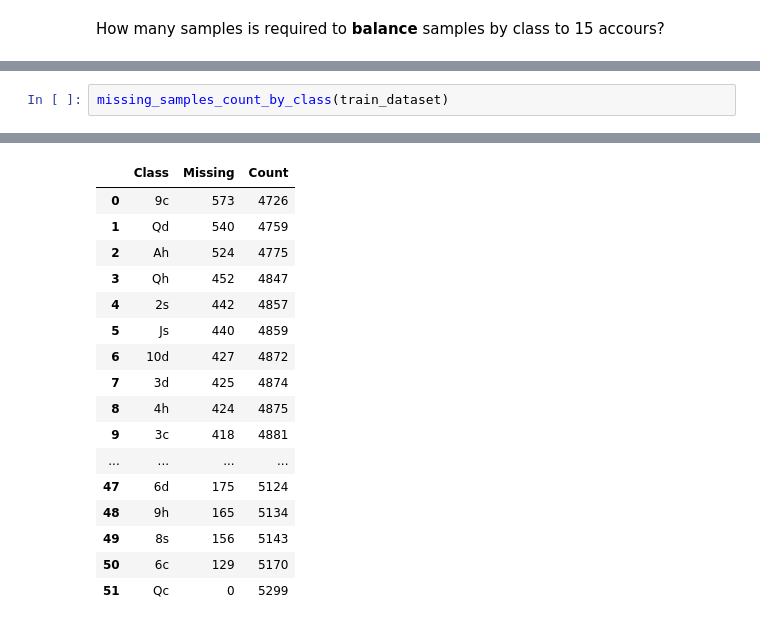
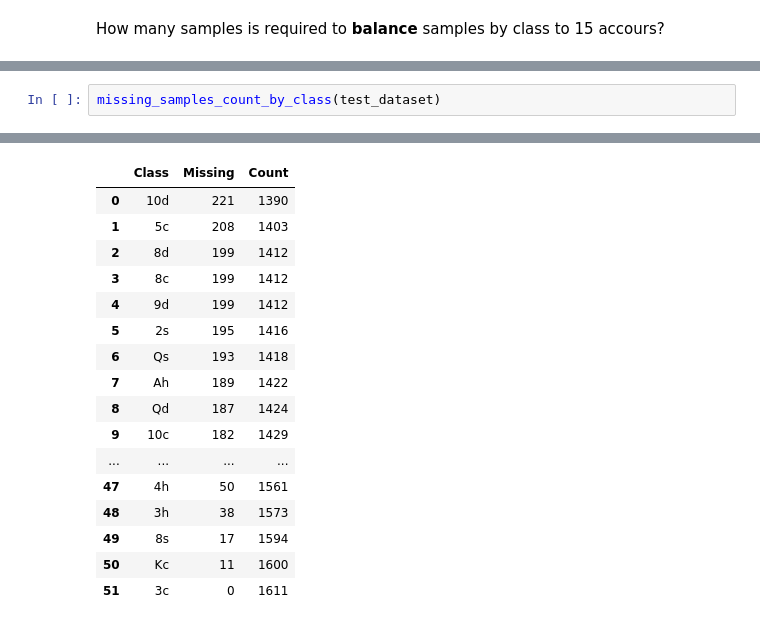
Before and after one commit to adrianmarino/object-detection, a Jupyter notebook: notebooks/dataset-analisys.ipynb, the cells around one changed output, grey strips where cells are left out. Cells and saved outputs as stored; diff of their text form.

```diff
--- a/notebooks/dataset-analisys.ipynb
+++ b/notebooks/dataset-analisys.ipynb
@@ -123,3 +119,3 @@ WARNING:root:Error to process 878168509.xml. Sample excluded!.
 # %%
-missing_samples_count_by_class(train_dataset)
+missing_samples_count_by_class(test_dataset)
 # %% [output]
@@ -128,17 +122,17 @@ WARNING:root:Error to process 878168509.xml. Sample excluded!.
 |  | Class | Missing | Count |
-| 0 | 9c | 573 | 4726 |
-| 1 | Qd | 540 | 4759 |
-| 2 | Ah | 524 | 4775 |
-| 3 | Qh | 452 | 4847 |
-| 4 | 2s | 442 | 4857 |
-| 5 | Js | 440 | 4859 |
-| 6 | 10d | 427 | 4872 |
-| 7 | 3d | 425 | 4874 |
-| 8 | 4h | 424 | 4875 |
-| 9 | 3c | 418 | 4881 |
+| 0 | 10d | 221 | 1390 |
+| 1 | 5c | 208 | 1403 |
+| 2 | 8d | 199 | 1412 |
+| 3 | 8c | 199 | 1412 |
+| 4 | 9d | 199 | 1412 |
+| 5 | 2s | 195 | 1416 |
+| 6 | Qs | 193 | 1418 |
+| 7 | Ah | 189 | 1422 |
+| 8 | Qd | 187 | 1424 |
+| 9 | 10c | 182 | 1429 |
 | ... | ... | ... | ... |
-| 47 | 6d | 175 | 5124 |
-| 48 | 9h | 165 | 5134 |
-| 49 | 8s | 156 | 5143 |
-| 50 | 6c | 129 | 5170 |
-| 51 | Qc | 0 | 5299 |
+| 47 | 4h | 50 | 1561 |
+| 48 | 3h | 38 | 1573 |
+| 49 | 8s | 17 | 1594 |
+| 50 | Kc | 11 | 1600 |
+| 51 | 3c | 0 | 1611 |
```
Also changed, not shown: parts of 4 cells of this notebook, 2 other files.
